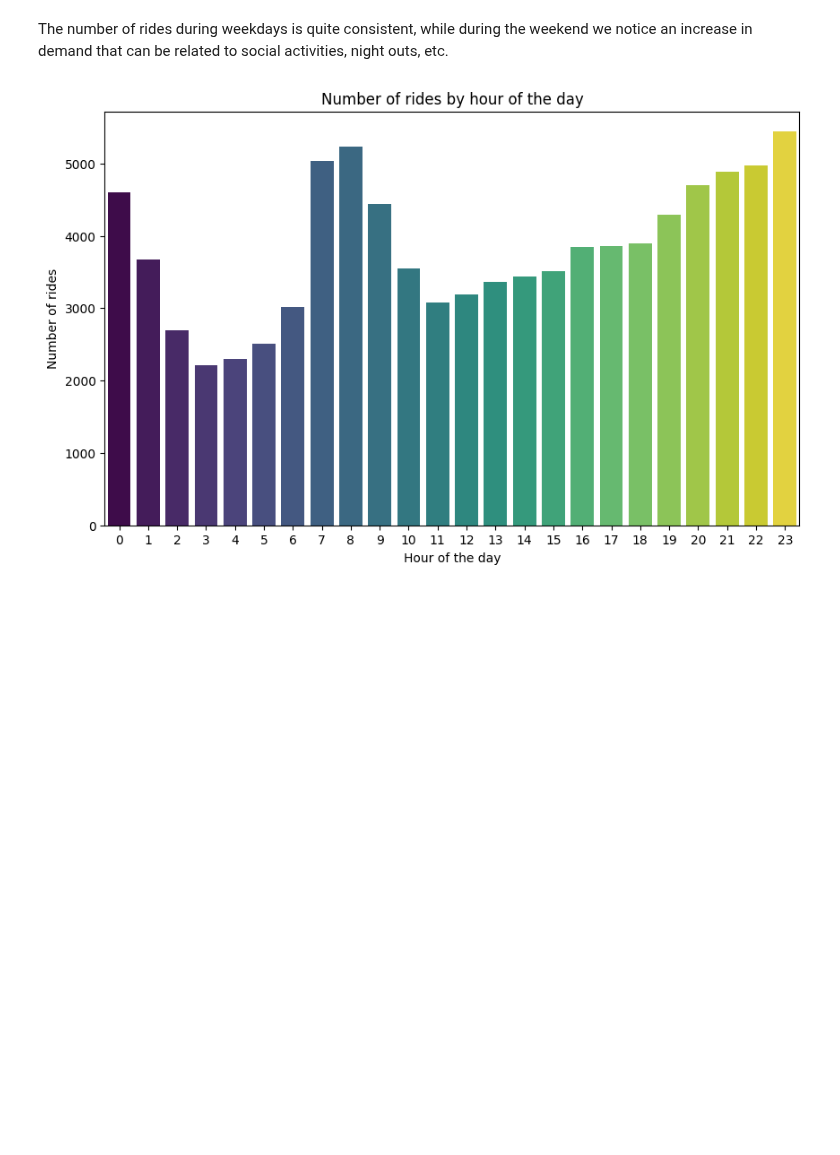
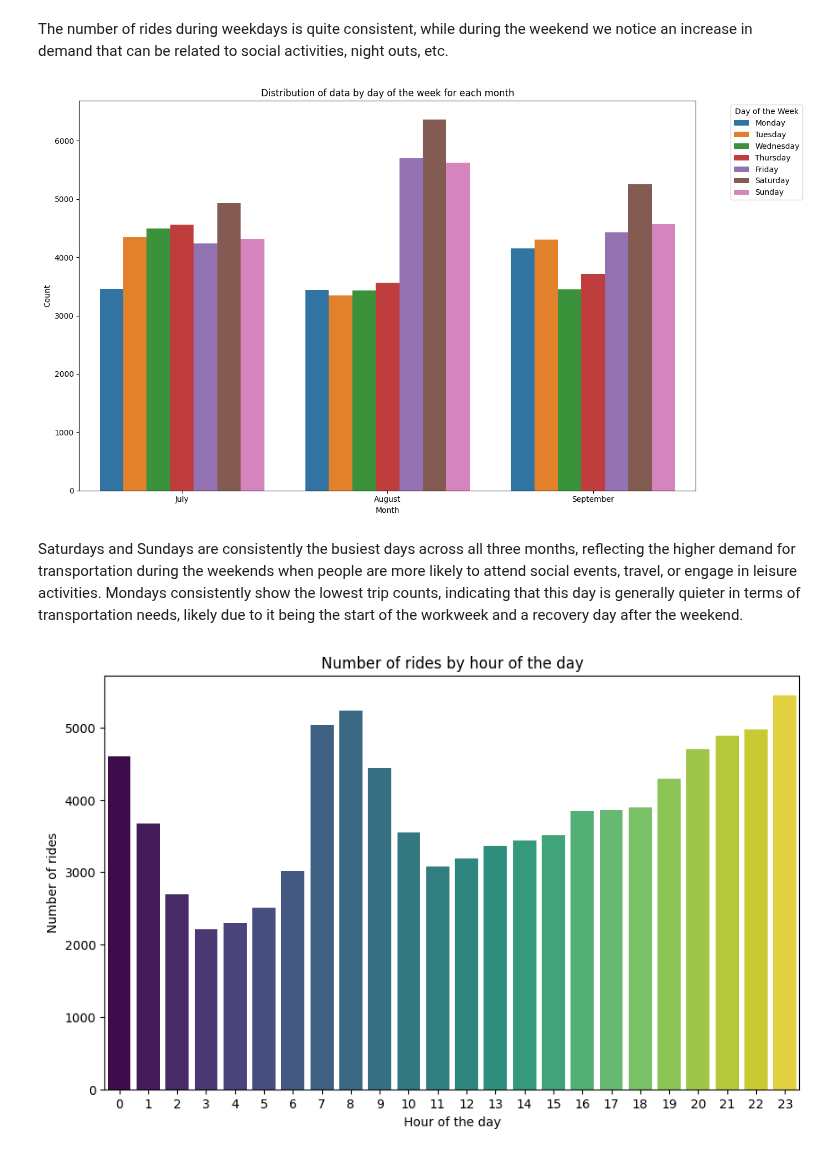
Before and after one commit to savicm5/mlProject, a Jupyter notebook: src/04_other_american_2014.ipynb, the cells around one changed output. Drawn from its saved outputs; the diff is of its cells as text; code cells hidden in the pictures; blank space fills up the shorter version.

```diff
--- a/src/04_other_american_2014.ipynb
+++ b/src/04_other_american_2014.ipynb
@@ -91,6 +86,13 @@ plot_rides_by_day(data)
 [figure]
 # %% [markdown]
 The number of rides during weekdays is quite consistent, while during the weekend we notice an increase in demand that can be related to social activities, night outs, etc.
+# %%
+plot_rides_by_day_for_each_month(data, month_order)
+# %% [output]
+[figure, added]
+# %% [markdown]
+Saturdays and Sundays are consistently the busiest days across all three months, reflecting the higher demand for transportation during the weekends when people are more likely to attend social events, travel, or engage in leisure activities.
+Mondays consistently show the lowest trip counts, indicating that this day is generally quieter in terms of transportation needs, likely due to it being the start of the workweek and a recovery day after the weekend.
 # %%
 plot_rides_by_hour(data)
 # %% [output]
```
Also changed, not shown: parts of 6 cells of this notebook.
